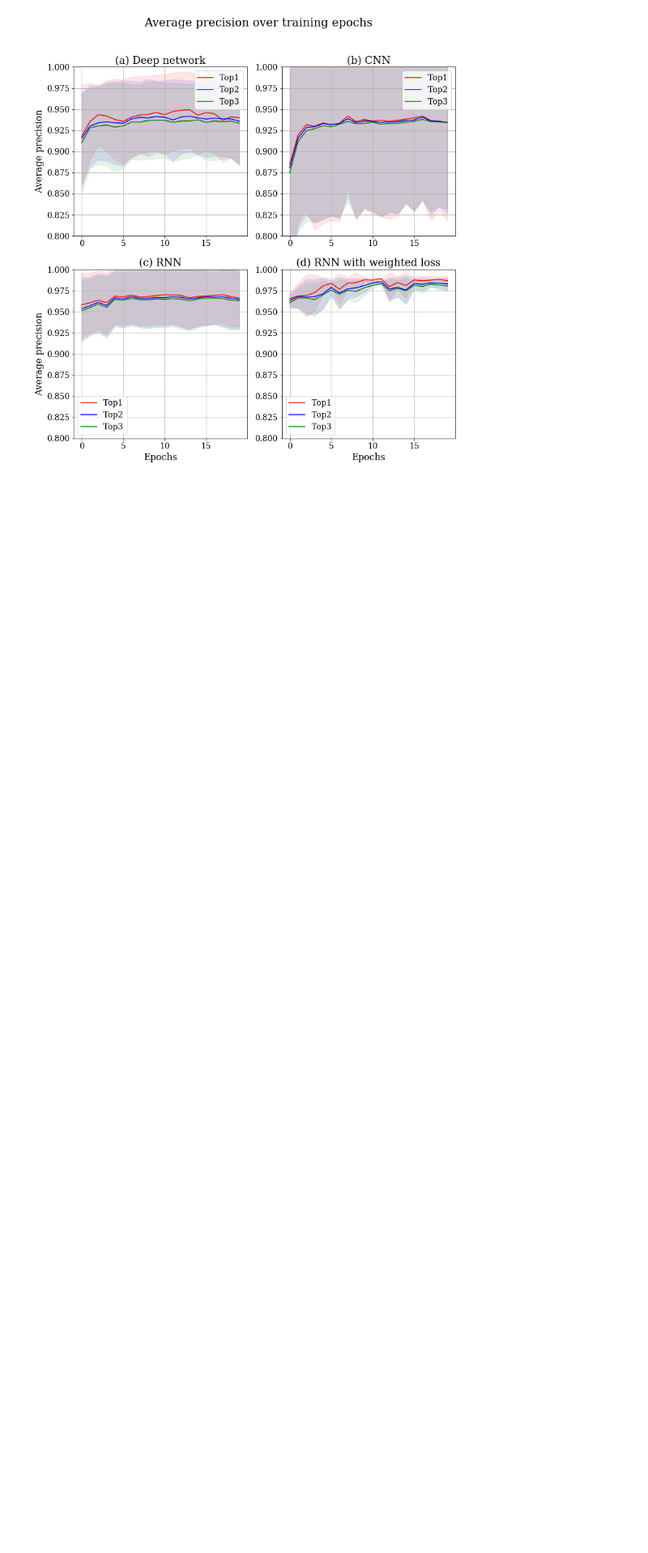
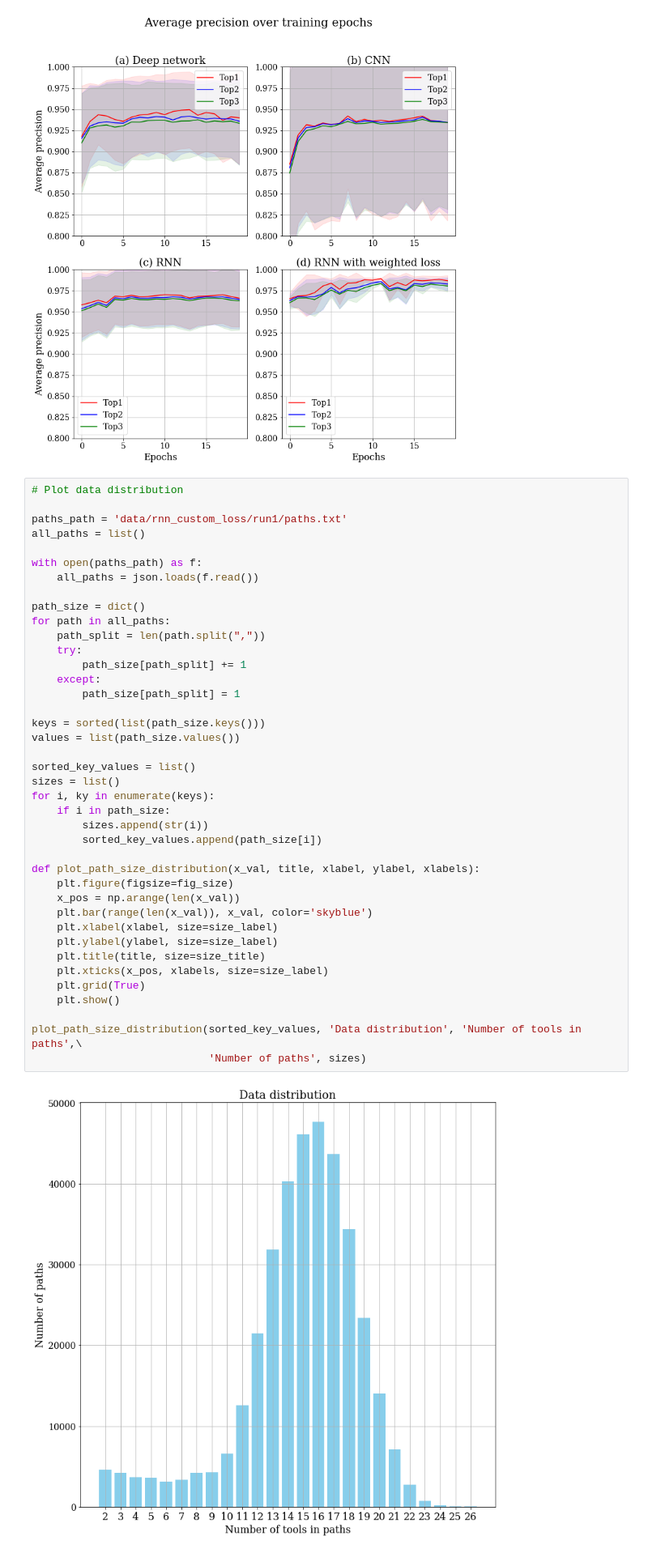
Before and after one commit to anuprulez/similar_galaxy_workflow, a Jupyter notebook: final_evaluations/plots_paper_presentation.ipynb, the cells around one changed output. Shown: that part at 81% size. Saved outputs shown, nothing was run; the diff lists cells and outputs as text; blank space fills up the shorter version.

```diff
--- a/final_evaluations/plots_paper_presentation.ipynb
+++ b/final_evaluations/plots_paper_presentation.ipynb
@@ -258,3 +258,45 @@ def assemble_accuracy():
 assemble_accuracy()
 # %% [output]
 [figure]
+# %%
+# Plot data distribution
+
+paths_path = 'data/rnn_custom_loss/run1/paths.txt'
+all_paths = list()
+
+with open(paths_path) as f:
+    all_paths = json.loads(f.read())
+
+path_size = dict()
+for path in all_paths:
+    path_split = len(path.split(","))
+    try:
+        path_size[path_split] += 1
+    except:
+        path_size[path_split] = 1
+
+keys = sorted(list(path_size.keys()))
+values = list(path_size.values())
+
+sorted_key_values = list()
+sizes = list()
+for i, ky in enumerate(keys):
+    if i in path_size:
+        sizes.append(str(i))
+        sorted_key_values.append(path_size[i])
+
+def plot_path_size_distribution(x_val, title, xlabel, ylabel, xlabels):
+    plt.figure(figsize=fig_size)
+    x_pos = np.arange(len(x_val))
+    plt.bar(range(len(x_val)), x_val, color='skyblue')
+    plt.xlabel(xlabel, size=size_label)
+    plt.ylabel(ylabel, size=size_label)
+    plt.title(title, size=size_title)
+    plt.xticks(x_pos, xlabels, size=size_label)
+    plt.grid(True)
+    plt.show()
+
+plot_path_size_distribution(sorted_key_values, 'Data distribution', 'Number of tools in paths',\
+                            'Number of paths', sizes)
+# %% [output]
+[figure, added]
```
Also changed, not shown: parts of 1 cell of this notebook, 3 other files.
